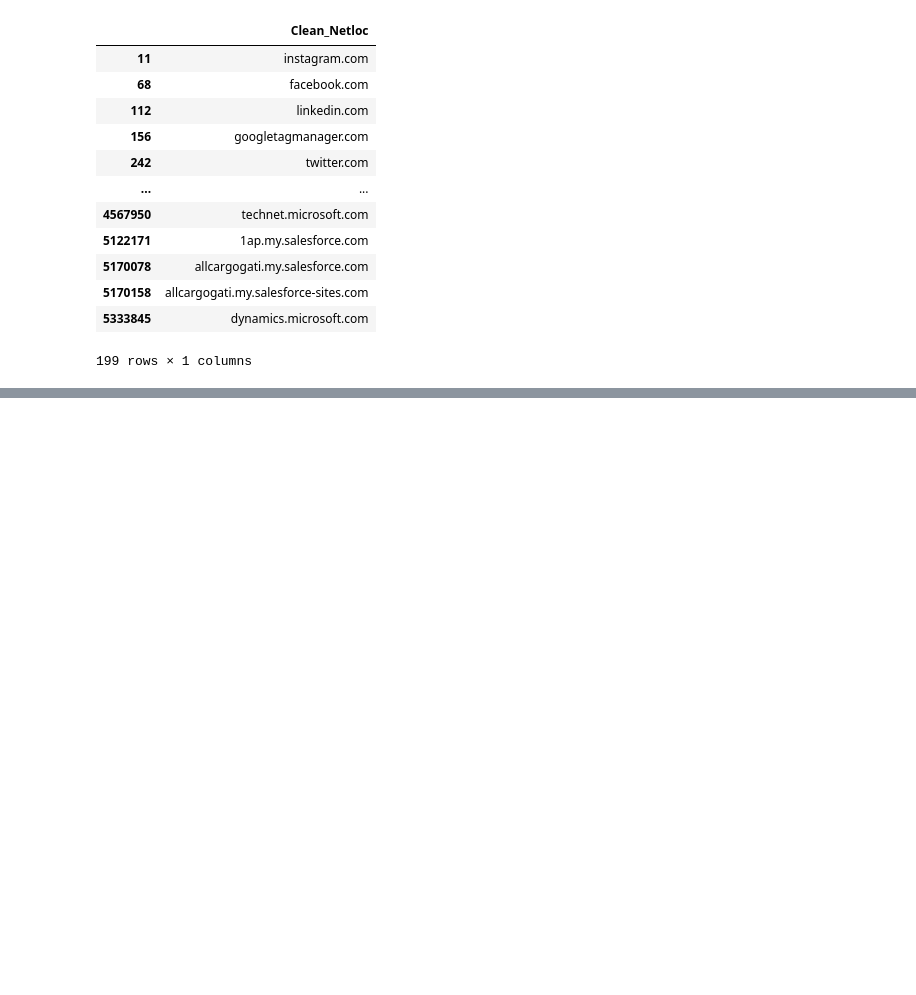
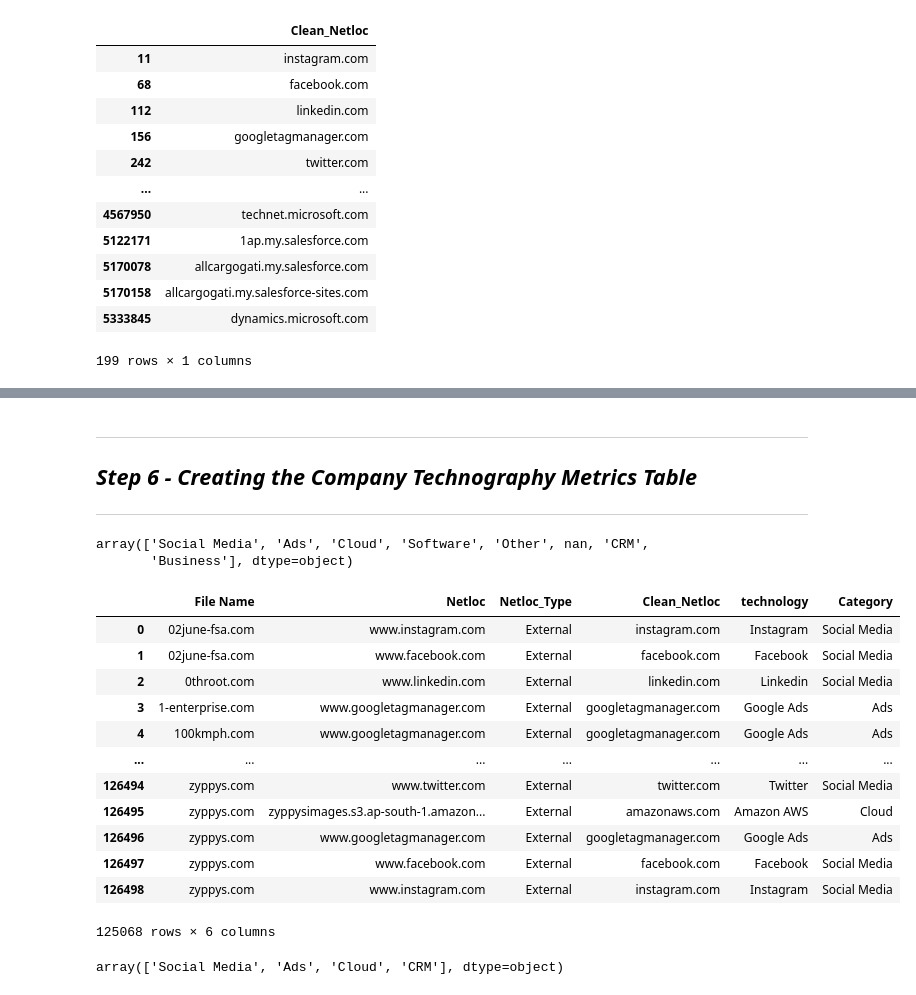
Before and after one commit to themohitbhatia/Company-Technography-Analysis, a Jupyter notebook: Technography_Data_Preprocessing.ipynb, the cells around one changed output, grey strips where cells are left out. Cells and saved outputs as stored; diff of their text form; code cells hidden in the pictures; blank space fills up the shorter version.

```diff
--- a/Technography_Data_Preprocessing.ipynb
+++ b/Technography_Data_Preprocessing.ipynb
@@ -533,0 +540,12 @@ netloc_table.to_csv('Step 5 - Creating Netloc Table/Netloc_table.csv', index=Fal
+# %% [markdown]
+***
+## ***Step 6 - Creating the Company Technography Metrics Table***
+***
+# %%
+# Merge the tables on the 'Technology' column
+website_techno_merged = pd.merge(transformed_cleaned_df, netloc_table, on='Clean_Netloc', how='left')
+# %%
+website_techno_merged['Category'].unique()
+# %% [output]
+array(['Social Media', 'Ads', 'Cloud', 'Software', 'Other', nan, 'CRM',
+       'Business'], dtype=object)
@@ -533,0 +560,20 @@ netloc_table.to_csv('Step 5 - Creating Netloc Table/Netloc_table.csv', index=Fal
+# %%
+website_techno_merged_filtered
+# %% [output]
+|  | File Name | Netloc | Netloc_Type | Clean_Netloc | technology | Category |
+| 0 | 02june-fsa.com | www.instagram.com | External | instagram.com | Instagram | Social Media |
+| 1 | 02june-fsa.com | www.facebook.com | External | facebook.com | Facebook | Social Media |
+| 2 | 0throot.com | www.linkedin.com | External | linkedin.com | Linkedin | Social Media |
+| 3 | 1-enterprise.com | www.googletagmanager.com | External | googletagmanager.com | Google Ads | Ads |
+| 4 | 100kmph.com | www.googletagmanager.com | External | googletagmanager.com | Google Ads | Ads |
+| ... | ... | ... | ... | ... | ... | ... |
+| 126494 | zyppys.com | www.twitter.com | External | twitter.com | Twitter | Social Media |
+| 126495 | zyppys.com | zyppysimages.s3.ap-south-1.amazon... | External | amazonaws.com | Amazon AWS | Cloud |
+| 126496 | zyppys.com | www.googletagmanager.com | External | googletagmanager.com | Google Ads | Ads |
+| 126497 | zyppys.com | www.facebook.com | External | facebook.com | Facebook | Social Media |
+| 126498 | zyppys.com | www.instagram.com | External | instagram.com | Instagram | Social Media |
+125068 rows × 6 columns
+# %%
+website_techno_merged_filtered['Category'].unique()
+# %% [output]
+array(['Social Media', 'Ads', 'Cloud', 'CRM'], dtype=object)
```
Also changed, not shown: parts of 11 cells of this notebook.
